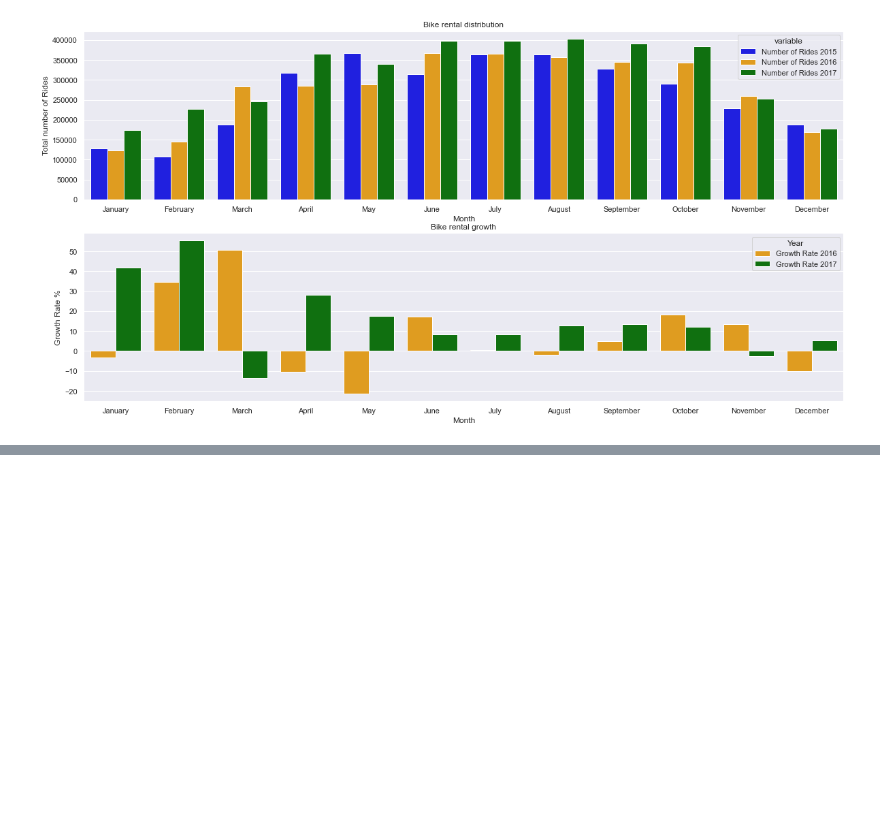
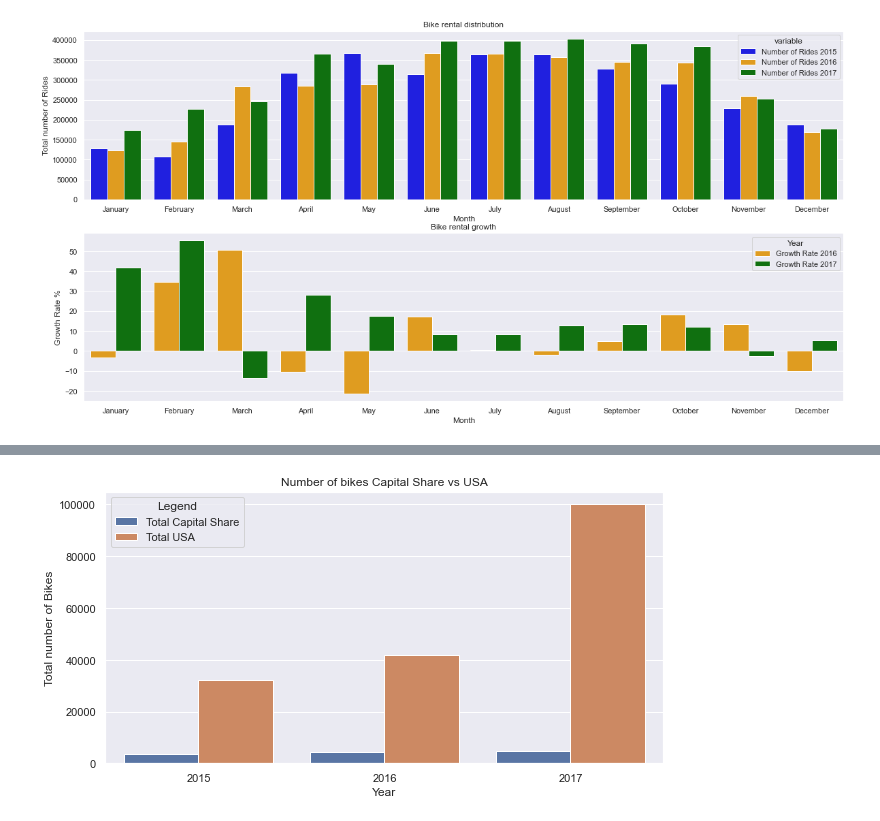
Before and after one commit to lvuduy/Capital-Bike-Share, a Jupyter notebook: Capital Bike Share.ipynb, the cells around one changed output, grey strips where cells are left out. Cells and saved outputs as stored; diff of their text form; code cells hidden in the pictures; blank space fills up the shorter version.

```diff
--- a/Capital Bike Share.ipynb
+++ b/Capital Bike Share.ipynb
@@ -1008,0 +1022,14 @@ display(bike15,bike16,bike17,total_bike)
+# %%
+plt.figure(figsize=(10,5))
+
+total_bike1 = pd.melt(total_bike, id_vars=["Year"], value_vars=["Total Capital Share","Total USA"])
+
+sns.barplot(x = "Year", y= 'value', hue="variable", data= total_bike1, ci=None)
+plt.legend(title="Legend")
+plt.title("Number of bikes Capital Share vs USA")
+plt.xlabel("Year")
+plt.ylabel("Total number of Bikes")
+
+plt.show()
+# %% [output]
+[figure, added]
```
Also changed, not shown: parts of 12 cells of this notebook.
